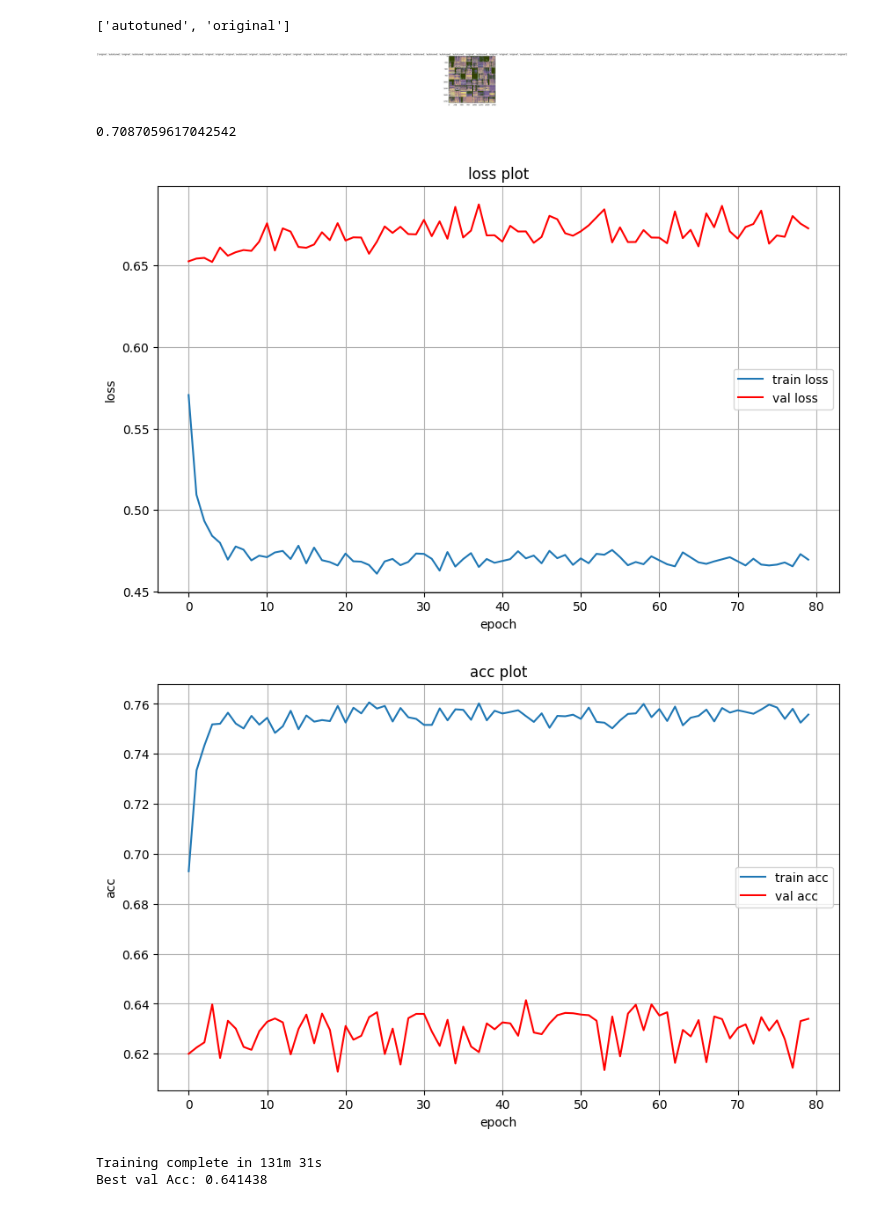
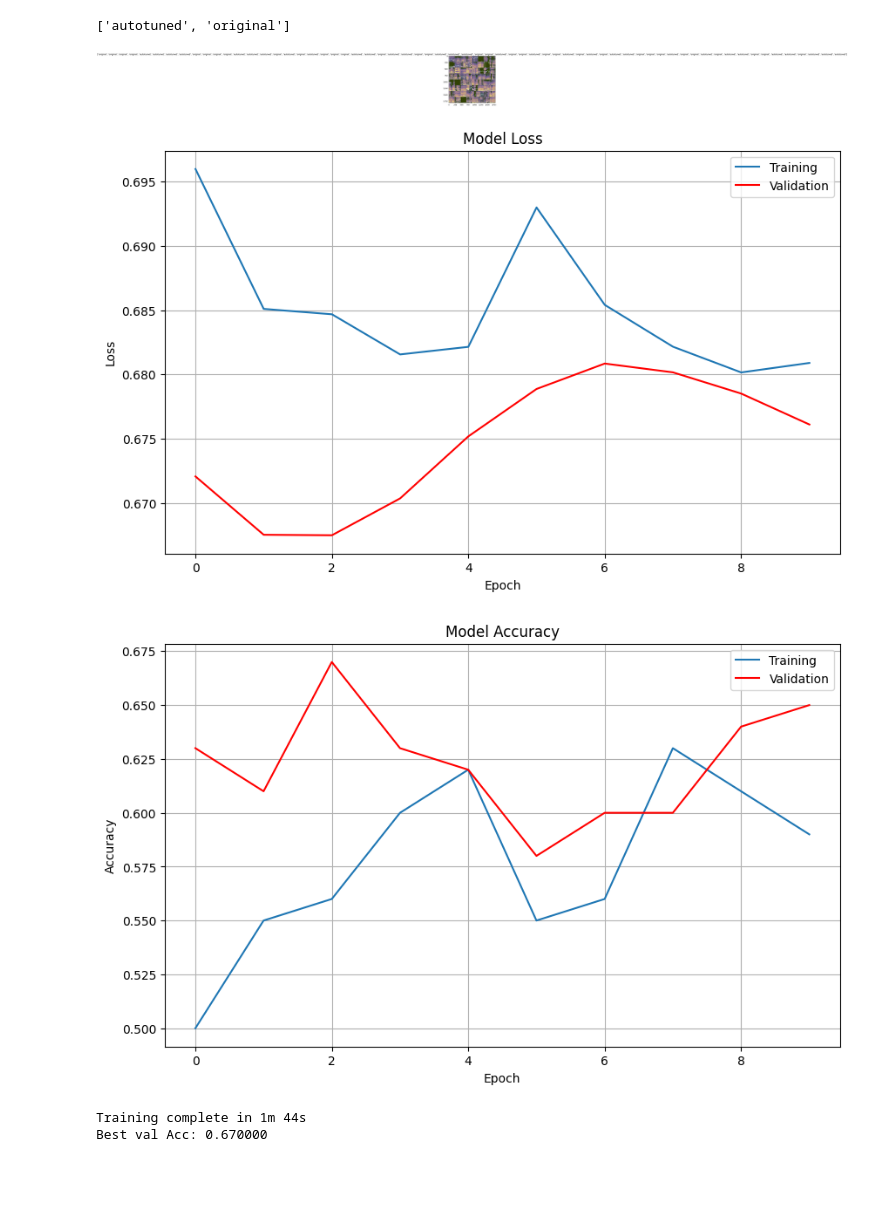
Before and after one commit to Mark123M/pitch-correction-analysis, a Jupyter notebook: model.ipynb, the cells around one changed output. Drawn from its saved outputs; the diff is of its cells as text; code cells hidden in the pictures; blank space fills up the shorter version.

Commit message:
adjusting hyper params

```diff
--- a/model.ipynb
+++ b/model.ipynb
@@ -40,7 +40,7 @@ data_transforms = {
     ]),
 }
 
-data_dir = 'image_data' #'hymenoptera_data'
+data_dir = 'image_data3' #'image_data2' #'hymenoptera_data'
 image_datasets = {x: datasets.ImageFolder(os.path.join(data_dir, x),
                                           data_transforms[x])
                   for x in ['training', 'test']}
@@ -74,7 +74,7 @@ out = torchvision.utils.make_grid(inputs)
 
 imshow(out, title=[class_names[x] for x in classes])
 # %% [output]
-[figure, old version]
+[figure, new version]
 # %%
 from IPython.display import clear_output
 
@@ -144,21 +144,21 @@ def train_model(model, criterion, optimizer, num_epochs=25):
 
             clear_output(wait=True)
             plt.figure(figsize=(10, 6))
-            plt.plot(epochs, losses['training'], label='train loss')
-            plt.plot(epochs, losses['test'], label='val loss', color='red')
-            plt.title('loss plot')
-            plt.xlabel('epoch')
-            plt.ylabel('loss')
+            plt.plot(epochs, losses['training'], label='Training')
+            plt.plot(epochs, losses['test'], label='Validation', color='red')
+            plt.title('Model Loss')
+            plt.xlabel('Epoch')
+            plt.ylabel('Loss')
             plt.legend()
             plt.grid(True)
             plt.show()
 
             plt.figure(figsize=(10, 6))
-            plt.plot(epochs, accs['training'], label='train acc')
-            plt.plot(epochs, accs['test'], label='val acc', color='red')
-            plt.title('acc plot')
-            plt.xlabel('epoch')
-            plt.ylabel('acc')
+            plt.plot(epochs, accs['training'], label='Training')
+            plt.plot(epochs, accs['test'], label='Validation', color='red')
+            plt.title('Model Accuracy')
+            plt.xlabel('Epoch')
+            plt.ylabel('Accuracy')
             plt.legend()
             plt.grid(True)
             plt.show()
@@ -168,7 +168,7 @@ def train_model(model, criterion, optimizer, num_epochs=25):
         time_elapsed = time.time() - since
         print(f'Training complete in {time_elapsed // 60:.0f}m {time_elapsed % 60:.0f}s')
         print(f'Best val Acc: {best_acc:4f}')
-
+        # plt.savefig(f"training_results_{time.time()}.png", dpi=300, bbox_inches='tight', pad_inches = 0)
         # load best model weights
         model.load_state_dict(torch.load(best_model_params_path, weights_only=True))
     return model
@@ -215,7 +215,7 @@ model = model.to(device)
 #model = torch.compile(model)
 
 criterion = nn.CrossEntropyLoss()
-optimizer = optim.AdamW(model.parameters(), lr=1e-3)
+optimizer = optim.AdamW(model.parameters(), lr=1e-4)
 #lr_schedule = optim.lr_scheduler.ConstantLR(optimizer, factor=1.0, total_iters=5)
 
 #@torch.compile(fullgraph=False)
@@ -233,12 +233,11 @@ optimizer = optim.AdamW(model.parameters(), lr=1e-3)
 #outputs = model(inputs)
 #loss = criterion(outputs, labels)
 #print(loss.item())
-# %% [output]
-0.7087059617042542
 # %%
-model_conv = train_model(model, criterion, optimizer, num_epochs=80)
+total_epochs = 0
+model_conv = train_model(model, criterion, optimizer, num_epochs=10)
 # %% [output]
-[figure, old version]
+[figure, new version]
-[figure, old version]
+[figure, new version]
-Training complete in 131m 31s
-Best val Acc: 0.641438
+Training complete in 1m 44s
+Best val Acc: 0.670000
```
Also changed, not shown: 4 other files.
